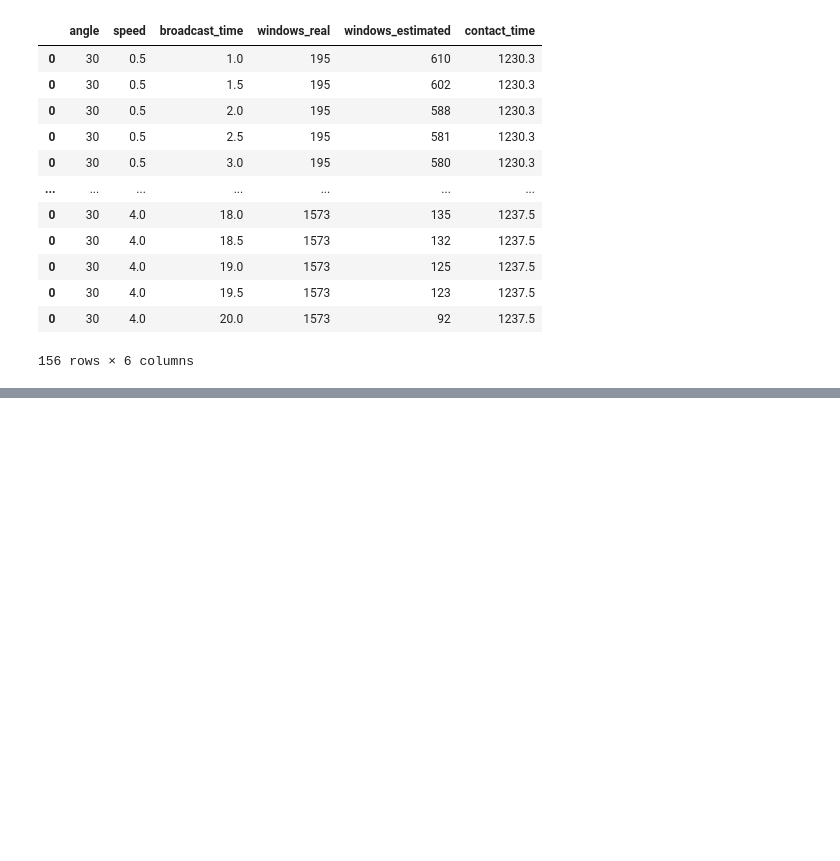
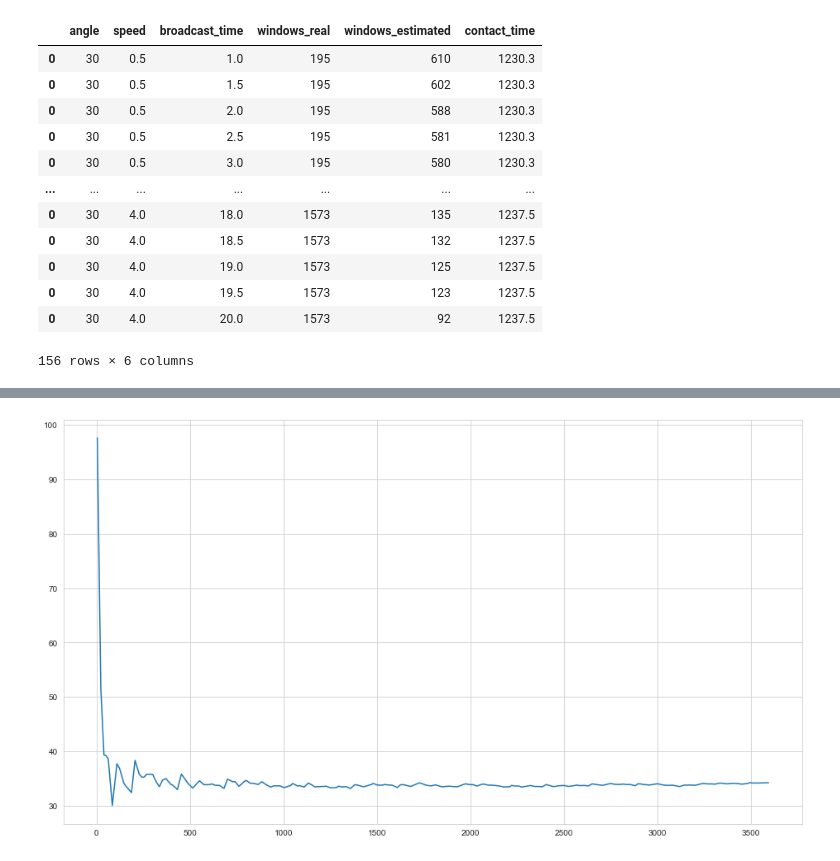
Before and after one commit to ramirofd/contact_tracing_sim_results, a Jupyter notebook: py_ntbks/linear_mobility.ipynb, the cells around one changed output, grey strips where cells are left out. Cells and saved outputs as stored; diff of their text form; code cells hidden in the pictures; blank space fills up the shorter version.

```diff
--- a/py_ntbks/linear_mobility.ipynb
+++ b/py_ntbks/linear_mobility.ipynb
@@ -134,0 +140,49 @@ window_count_df
+# %%
+angle = 30
+speed = 0.5
+broadcast_time = 1
+stabilization_df = full_position_df[(full_position_df['angle']==angle) & (full_position_df['speed']==speed) & (full_position_df['broadcast_time']==bt)]
+# stabilization_df
+adj_check_stabilization = (stabilization_df.distance != stabilization_df.distance.shift()).cumsum()
+timestamp_vs_contact = stabilization_df.groupby(['node_1','distance', 'speed', 'angle', 'broadcast_time', 'frequency', 'seed', 'timestamp', 'distance', adj_check_stabilization], as_index=False, sort=False)['distance'].sum()[['timestamp', 'distance']]
+# time_dff.groupby(['timestamp', 'node_1', 'speed', 'angle', 'broadcast_time', 'frequency', 'seed'], as_index=False, sort=False).sum()
+timestamp = timestamp_vs_contact['timestamp'].to_numpy()
+contact = timestamp_vs_contact['distance'].to_numpy()
+
+contact_it = np.nditer(contact, flags=['f_index'])
+
+count_contact = []
+timestamp_cumsum_contact = []
+for x in contact_it:
+    if contact_it.index == 0:
+        count = 0
+        prev_value = 1
+        # timestamp_cumsum_contact.append(0)
+    else:
+        prev_value = contact[contact_it.index - 1]
+    if prev_value==1 and x==1:
+        count += 1
+    elif prev_value==1 and x==0:
+        count_contact.append(count)
+        timestamp_cumsum_contact.append(timestamp[contact_it.index])
+        count=1
+
+contact_count_it = np.nditer(np.array(count_contact), flags=['f_index'])
+cumsum_contact = []
+
+for x in contact_count_it:
+    # if contact_count_it.index==0:
+    #     cumsum_contact.append(0)
+    cumsum_contact.append(np.array(count_contact)[0:contact_count_it.index+1].sum())
+
+
+cumsum_contact = np.array(cumsum_contact)
+timestamp_cumsum_contact = np.array(timestamp_cumsum_contact)
+percentage = cumsum_contact*0.1/timestamp_cumsum_contact*100
+
+dims = (16,9)
+fig, ax = plt.subplots(figsize=dims)
+sns.lineplot(x=timestamp_cumsum_contact, y=percentage, ax=ax)
+plt.show()
+# %% [output]
+[figure, added]
```
Also changed, not shown: parts of 4 cells of this notebook.
